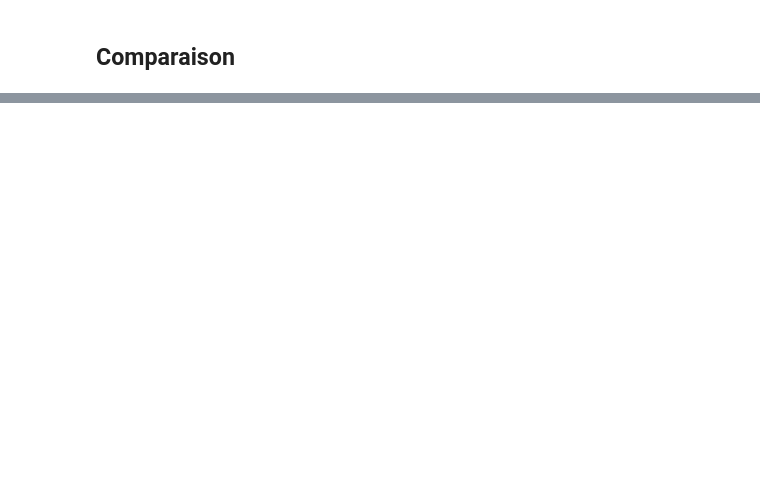
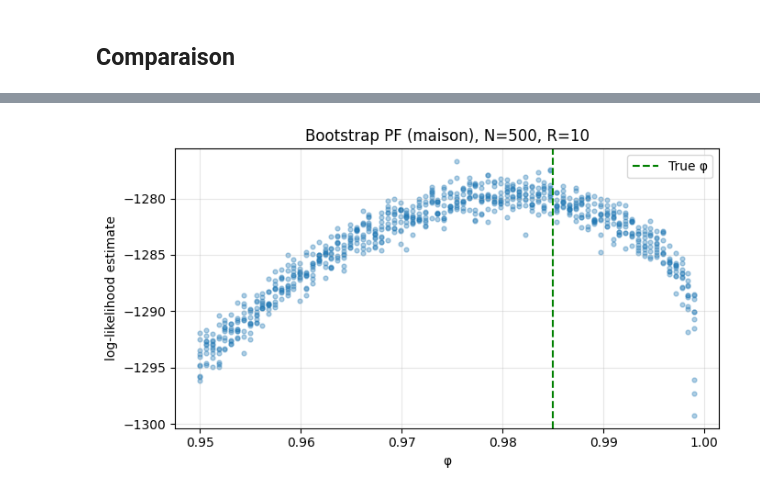
Before and after one commit to BRamesh02/Non-Gaussian-State-Space-Models, a Jupyter notebook: task_1.ipynb, the cells around one changed output, grey strips where cells are left out. Drawn from its saved outputs; the diff is of its cells as text; code cells hidden in the pictures; blank space fills up the shorter version.

```diff
--- a/task_1.ipynb
+++ b/task_1.ipynb
@@ -138,0 +212,18 @@ Bootstrap PF (particles) log-likelihood: -2461.28578953822
+# %%
+# PF maison + PF particles
+
+def loglik_pf_maison_once(y, nu, phi, c, beta, N, seed):
+    particle_filter = pf.BootstrapPF(
+        nu=nu, phi=phi, c=c, beta=beta,
+        N=N, seed=seed, resample=True
+    )
+    ll, _ = particle_filter.run(y, progress=False)
+    return ll
+
+def loglik_pf_particles_once(y, nu, phi, c, beta, N, seed):
+    # particles uses numpy global RNG
+    np.random.seed(seed)
+    fk = ssm.Bootstrap(ssm=CoxSSM(nu, phi, c, beta), data=y)
+    alg = particles.SMC(fk=fk, N=N)
+    alg.run()
+    return alg.logLt
@@ -138,0 +380,28 @@ Bootstrap PF (particles) log-likelihood: -2461.28578953822
+# %%
+plt.figure(figsize=(7, 4))
+
+plt.scatter(
+    phi_scatter,
+    ll_maison_mat.reshape(-1),
+    s=12,
+    alpha=0.35,
+    color="tab:blue"
+)
+
+plt.axvline(
+    TRUE_PARAMS["phi"],
+    linestyle="--",
+    color="green",
+    linewidth=1.5,
+    label="True φ"
+)
+
+plt.xlabel("φ")
+plt.ylabel("log-likelihood estimate")
+plt.title(f"Bootstrap PF (maison), N={N_PARTICLES}, R={R}")
+plt.legend()
+plt.grid(alpha=0.3)
+plt.tight_layout()
+plt.show()
+# %% [output]
+[figure, added]
```
Also changed, not shown: parts of 19 cells of this notebook.
